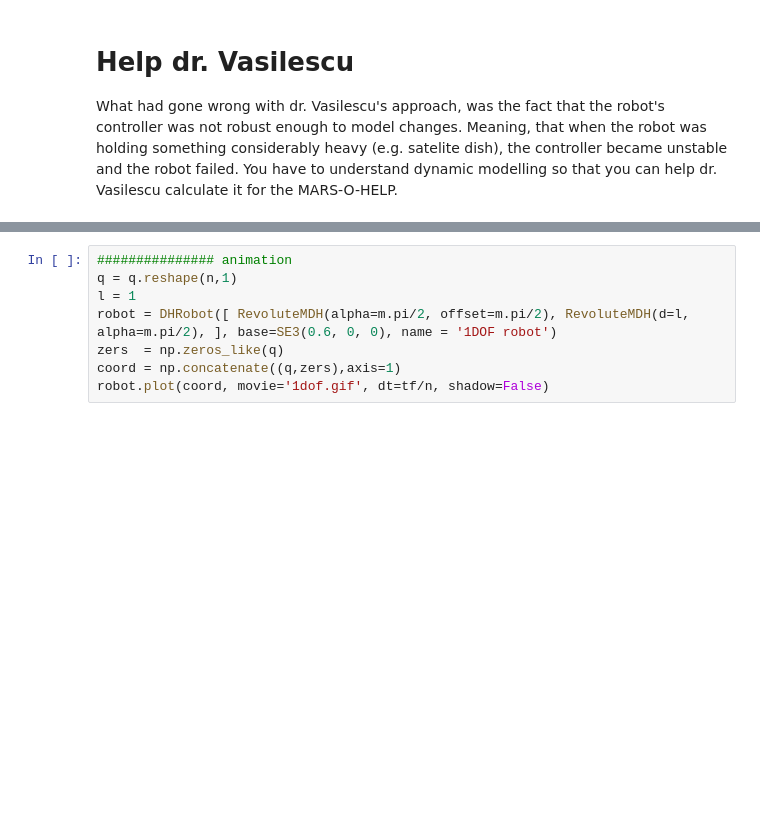
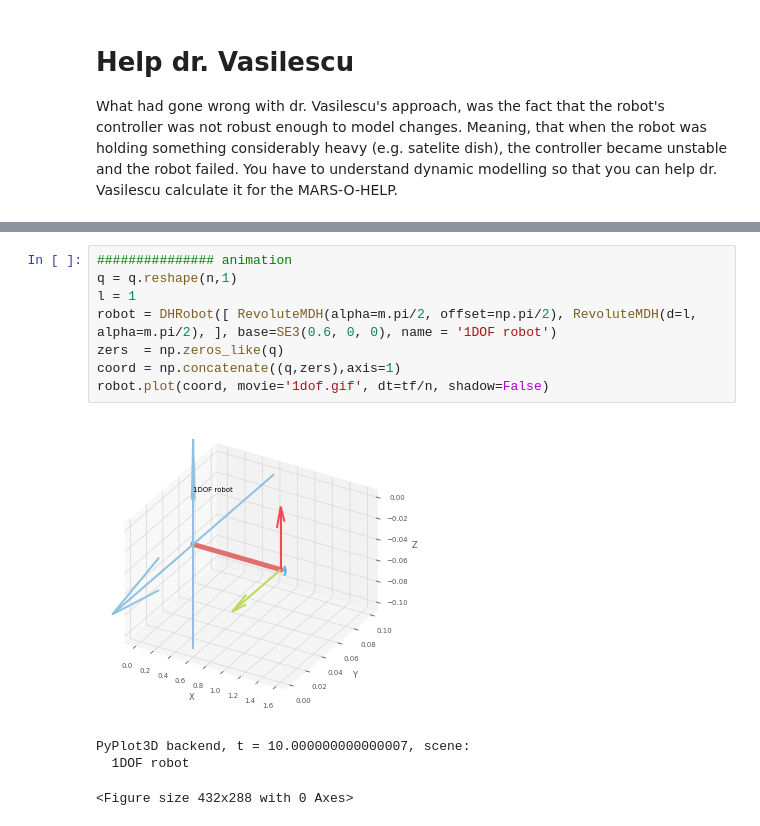
Before and after one commit to plescaevelyn/y4-IA, a Jupyter notebook: RCS/Assignments/Assignment07_Dynamic_Model1.ipynb, the cells around one changed output, grey strips where cells are left out. Drawn from its saved outputs; the diff is of its cells as text; blank space fills up the shorter version.

```diff
--- a/RCS/Assignments/Assignment07_Dynamic_Model1.ipynb
+++ b/RCS/Assignments/Assignment07_Dynamic_Model1.ipynb
@@ -84,8 +92,13 @@ plt.show()
 # %%
 ############### animation
 q = q.reshape(n,1)
 l = 1
-robot = DHRobot([ RevoluteMDH(alpha=m.pi/2, offset=m.pi/2), RevoluteMDH(d=l, alpha=m.pi/2), ], base=SE3(0.6, 0, 0), name = '1DOF robot')
+robot = DHRobot([ RevoluteMDH(alpha=m.pi/2, offset=np.pi/2), RevoluteMDH(d=l, alpha=m.pi/2), ], base=SE3(0.6, 0, 0), name = '1DOF robot')
 zers  = np.zeros_like(q)
 coord = np.concatenate((q,zers),axis=1)
 robot.plot(coord, movie='1dof.gif', dt=tf/n, shadow=False)
+# %% [output]
+[figure, added]
+PyPlot3D backend, t = 10.000000000000007, scene:
+  1DOF robot
+<Figure size 432x288 with 0 Axes>
```
Also changed, not shown: parts of 1 cell of this notebook.
